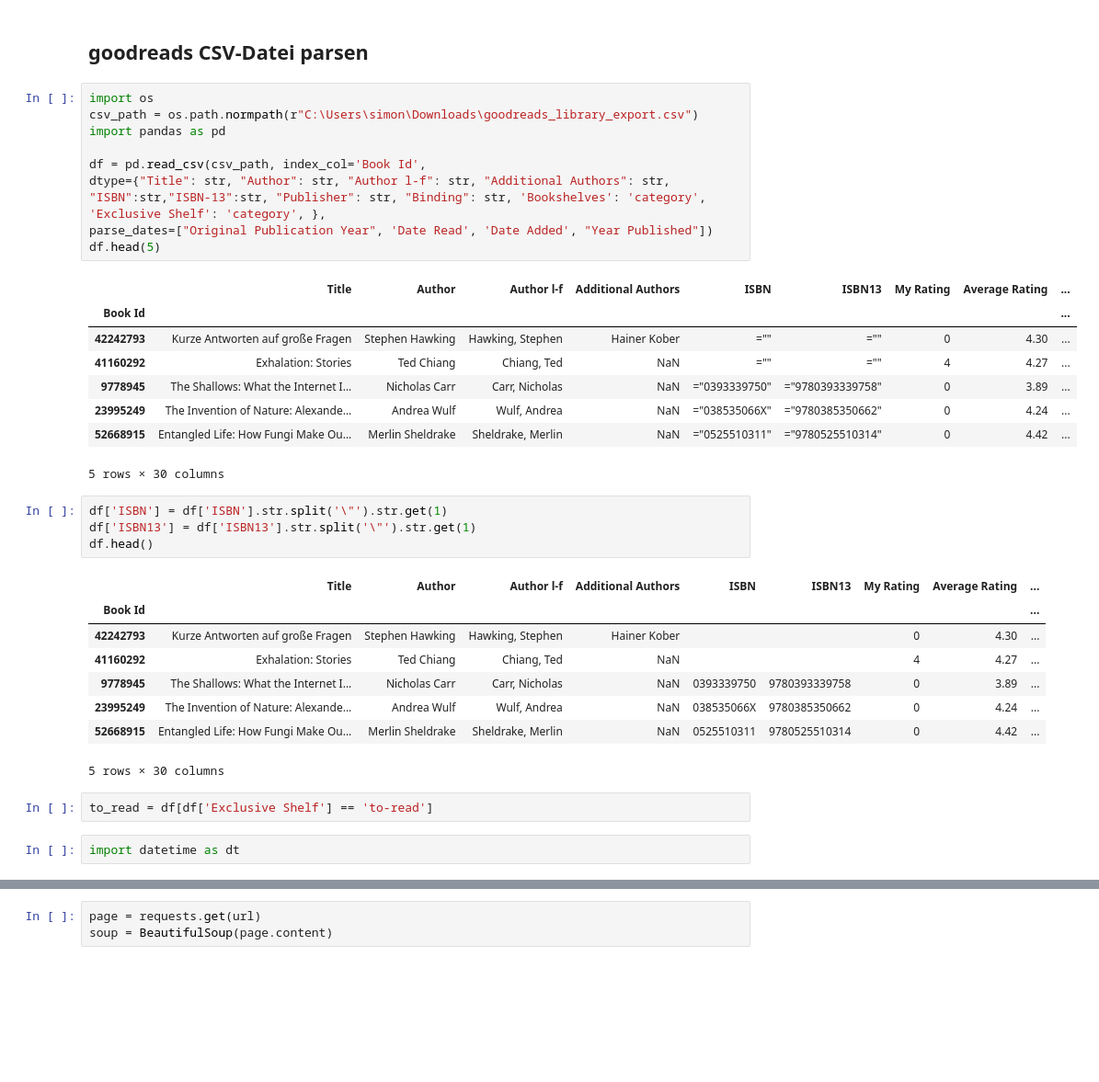
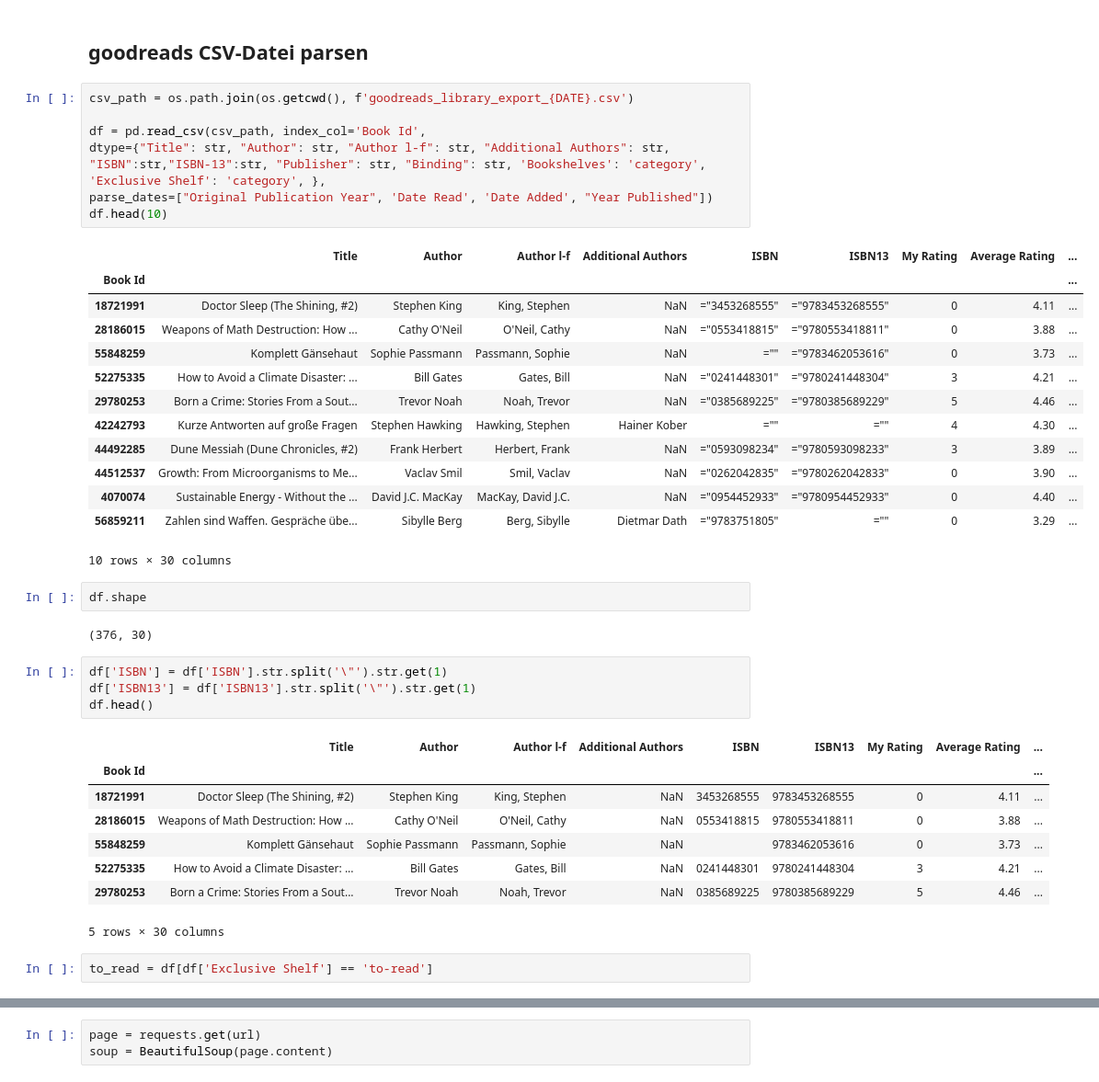
Before and after one commit to simon376/goodreads_booklooker, a Jupyter notebook: goodreads_booklooker.ipynb, the cells around one changed output, grey strips where cells are left out. Shown: that part at 92% size. Saved outputs shown, nothing was run; the diff lists cells and outputs as text; blank space fills up the shorter version.

```diff
--- a/goodreads_booklooker.ipynb
+++ b/goodreads_booklooker.ipynb
@@ -8,23 +35,30 @@ from matplotlib import pyplot as plt
 # %% [markdown]
 ## goodreads CSV-Datei parsen
 # %%
-import os
-csv_path = os.path.normpath(r"C:\Users\simon\Downloads\goodreads_library_export.csv")
-import pandas as pd
+csv_path = os.path.join(os.getcwd(), f'goodreads_library_export_{DATE}.csv')
 
 df = pd.read_csv(csv_path, index_col='Book Id',
 dtype={"Title": str, "Author": str, "Author l-f": str, "Additional Authors": str, "ISBN":str,"ISBN-13":str, "Publisher": str, "Binding": str, 'Bookshelves': 'category', 'Exclusive Shelf': 'category', },
 parse_dates=["Original Publication Year", 'Date Read', 'Date Added', "Year Published"])
-df.head(5)
+df.head(10)
 # %% [output]
 |  | Title | Author | Author l-f | Additional Authors | ISBN | ISBN13 | My Rating | Average Rating | ... |
 | Book Id |  |  |  |  |  |  |  |  | ... |
-| 42242793 | Kurze Antworten auf große Fragen | Stephen Hawking | Hawking, Stephen | Hainer Kober | ="" | ="" | 0 | 4.30 | ... |
-| 41160292 | Exhalation: Stories | Ted Chiang | Chiang, Ted | NaN | ="" | ="" | 4 | 4.27 | ... |
-| 9778945 | The Shallows: What the Internet I... | Nicholas Carr | Carr, Nicholas | NaN | ="0393339750" | ="9780393339758" | 0 | 3.89 | ... |
-| 23995249 | The Invention of Nature: Alexande... | Andrea Wulf | Wulf, Andrea | NaN | ="038535066X" | ="9780385350662" | 0 | 4.24 | ... |
-| 52668915 | Entangled Life: How Fungi Make Ou... | Merlin Sheldrake | Sheldrake, Merlin | NaN | ="0525510311" | ="9780525510314" | 0 | 4.42 | ... |
+| 18721991 | Doctor Sleep (The Shining, #2) | Stephen King | King, Stephen | NaN | ="3453268555" | ="9783453268555" | 0 | 4.11 | ... |
+| 28186015 | Weapons of Math Destruction: How ... | Cathy O'Neil | O'Neil, Cathy | NaN | ="0553418815" | ="9780553418811" | 0 | 3.88 | ... |
+| 55848259 | Komplett Gänsehaut | Sophie Passmann | Passmann, Sophie | NaN | ="" | ="9783462053616" | 0 | 3.73 | ... |
+| 52275335 | How to Avoid a Climate Disaster: ... | Bill Gates | Gates, Bill | NaN | ="0241448301" | ="9780241448304" | 3 | 4.21 | ... |
+| 29780253 | Born a Crime: Stories From a Sout... | Trevor Noah | Noah, Trevor | NaN | ="0385689225" | ="9780385689229" | 5 | 4.46 | ... |
+| 42242793 | Kurze Antworten auf große Fragen | Stephen Hawking | Hawking, Stephen | Hainer Kober | ="" | ="" | 4 | 4.30 | ... |
+| 44492285 | Dune Messiah (Dune Chronicles, #2) | Frank Herbert | Herbert, Frank | NaN | ="0593098234" | ="9780593098233" | 3 | 3.89 | ... |
+| 44512537 | Growth: From Microorganisms to Me... | Vaclav Smil | Smil, Vaclav | NaN | ="0262042835" | ="9780262042833" | 0 | 3.90 | ... |
+| 4070074 | Sustainable Energy - Without the ... | David J.C. MacKay | MacKay, David J.C. | NaN | ="0954452933" | ="9780954452933" | 0 | 4.40 | ... |
+| 56859211 | Zahlen sind Waffen. Gespräche übe... | Sibylle Berg | Berg, Sibylle | Dietmar Dath | ="9783751805" | ="" | 0 | 3.29 | ... |
-5 rows × 30 columns
+10 rows × 30 columns
+# %%
+df.shape
+# %% [output]
+(376, 30)
 # %%
 df['ISBN'] = df['ISBN'].str.split('\"').str.get(1)
 df['ISBN13'] = df['ISBN13'].str.split('\"').str.get(1)
@@ -32,15 +66,13 @@ df.head()
 # %% [output]
 |  | Title | Author | Author l-f | Additional Authors | ISBN | ISBN13 | My Rating | Average Rating | ... |
 | Book Id |  |  |  |  |  |  |  |  | ... |
-| 42242793 | Kurze Antworten auf große Fragen | Stephen Hawking | Hawking, Stephen | Hainer Kober |  |  | 0 | 4.30 | ... |
-| 41160292 | Exhalation: Stories | Ted Chiang | Chiang, Ted | NaN |  |  | 4 | 4.27 | ... |
-| 9778945 | The Shallows: What the Internet I... | Nicholas Carr | Carr, Nicholas | NaN | 0393339750 | 9780393339758 | 0 | 3.89 | ... |
-| 23995249 | The Invention of Nature: Alexande... | Andrea Wulf | Wulf, Andrea | NaN | 038535066X | 9780385350662 | 0 | 4.24 | ... |
-| 52668915 | Entangled Life: How Fungi Make Ou... | Merlin Sheldrake | Sheldrake, Merlin | NaN | 0525510311 | 9780525510314 | 0 | 4.42 | ... |
+| 18721991 | Doctor Sleep (The Shining, #2) | Stephen King | King, Stephen | NaN | 3453268555 | 9783453268555 | 0 | 4.11 | ... |
+| 28186015 | Weapons of Math Destruction: How ... | Cathy O'Neil | O'Neil, Cathy | NaN | 0553418815 | 9780553418811 | 0 | 3.88 | ... |
+| 55848259 | Komplett Gänsehaut | Sophie Passmann | Passmann, Sophie | NaN |  | 9783462053616 | 0 | 3.73 | ... |
+| 52275335 | How to Avoid a Climate Disaster: ... | Bill Gates | Gates, Bill | NaN | 0241448301 | 9780241448304 | 3 | 4.21 | ... |
+| 29780253 | Born a Crime: Stories From a Sout... | Trevor Noah | Noah, Trevor | NaN | 0385689225 | 9780385689229 | 5 | 4.46 | ... |
 5 rows × 30 columns
 # %%
 to_read = df[df['Exclusive Shelf'] == 'to-read']
-# %%
-import datetime as dt
 # %%
 to_read.sort_values('Date Added', ascending=False, inplace=True)
```
Also changed, not shown: parts of 85 cells of this notebook, 2 other files.
